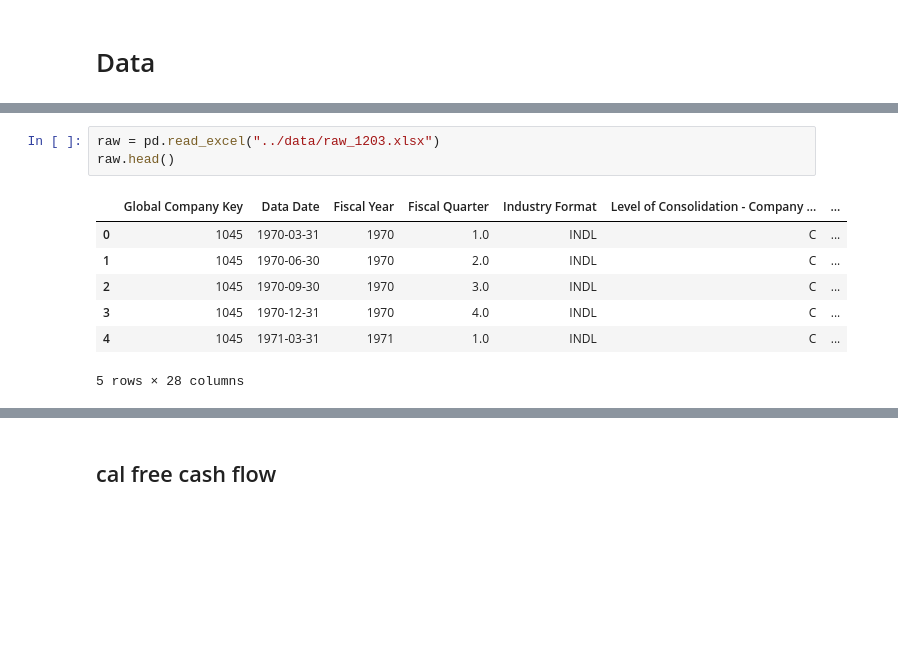
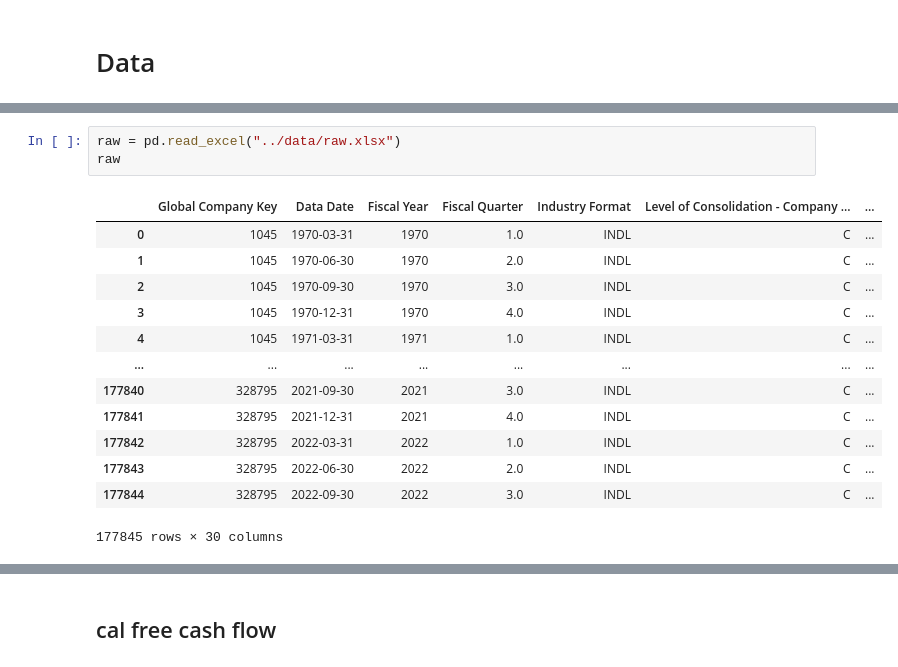
Before and after one commit to Zixin730/heartland_project, a Jupyter notebook: analyze/1_cal_fcfroic.ipynb, the cells around one changed output, grey strips where cells are left out. Cells and saved outputs as stored; diff of their text form; blank space fills up the shorter version.

```diff
--- a/analyze/1_cal_fcfroic.ipynb
+++ b/analyze/1_cal_fcfroic.ipynb
@@ -11,11 +28,17 @@ import wrds
 # %%
-raw = pd.read_excel("../data/raw_1203.xlsx")
-raw.head()
+raw = pd.read_excel("../data/raw.xlsx")
+raw
 # %% [output]
 |  | Global Company Key | Data Date | Fiscal Year | Fiscal Quarter | Industry Format | Level of Consolidation - Company ... | ... |
 | 0 | 1045 | 1970-03-31 | 1970 | 1.0 | INDL | C | ... |
 | 1 | 1045 | 1970-06-30 | 1970 | 2.0 | INDL | C | ... |
 | 2 | 1045 | 1970-09-30 | 1970 | 3.0 | INDL | C | ... |
 | 3 | 1045 | 1970-12-31 | 1970 | 4.0 | INDL | C | ... |
 | 4 | 1045 | 1971-03-31 | 1971 | 1.0 | INDL | C | ... |
+| ... | ... | ... | ... | ... | ... | ... | ... |
+| 177840 | 328795 | 2021-09-30 | 2021 | 3.0 | INDL | C | ... |
+| 177841 | 328795 | 2021-12-31 | 2021 | 4.0 | INDL | C | ... |
+| 177842 | 328795 | 2022-03-31 | 2022 | 1.0 | INDL | C | ... |
+| 177843 | 328795 | 2022-06-30 | 2022 | 2.0 | INDL | C | ... |
+| 177844 | 328795 | 2022-09-30 | 2022 | 3.0 | INDL | C | ... |
-5 rows × 28 columns
+177845 rows × 30 columns
```
Also changed, not shown: parts of 40 cells of this notebook, 47 other files.
